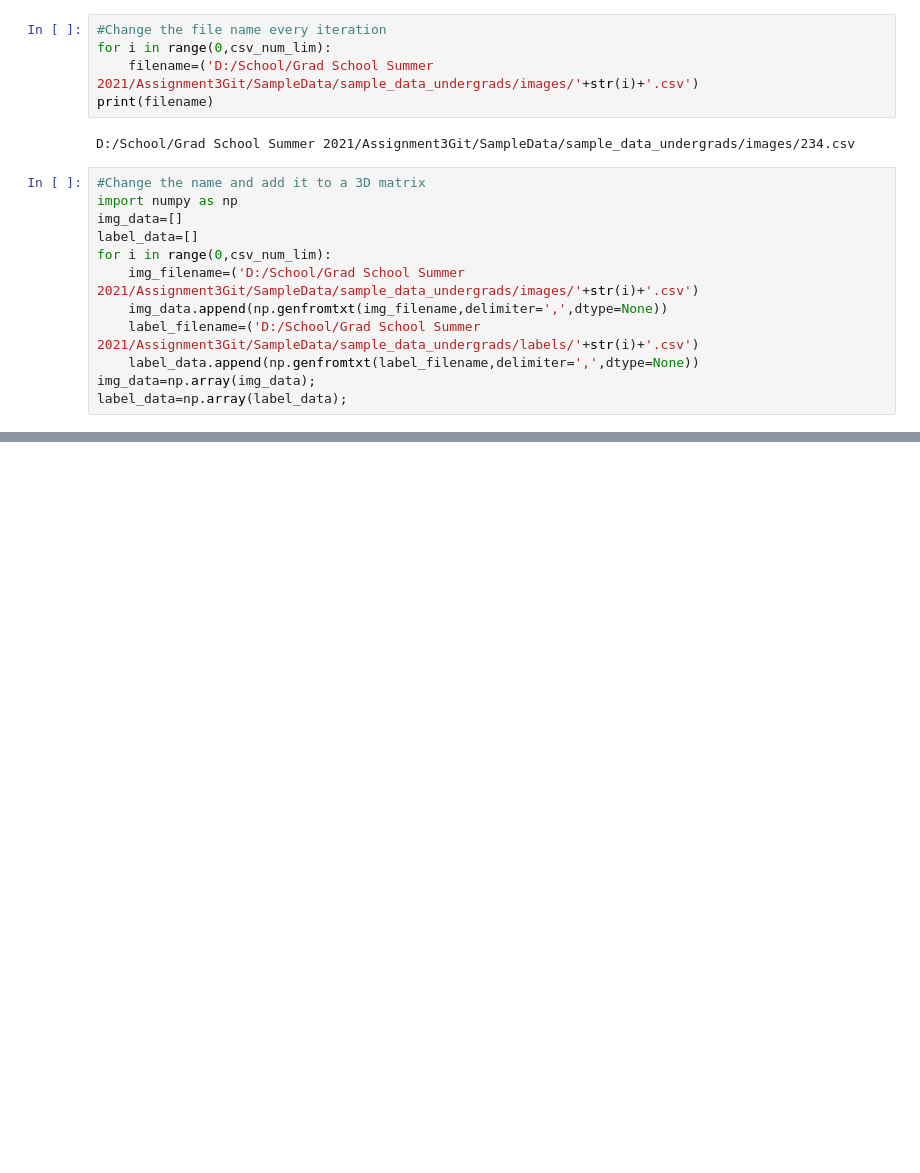
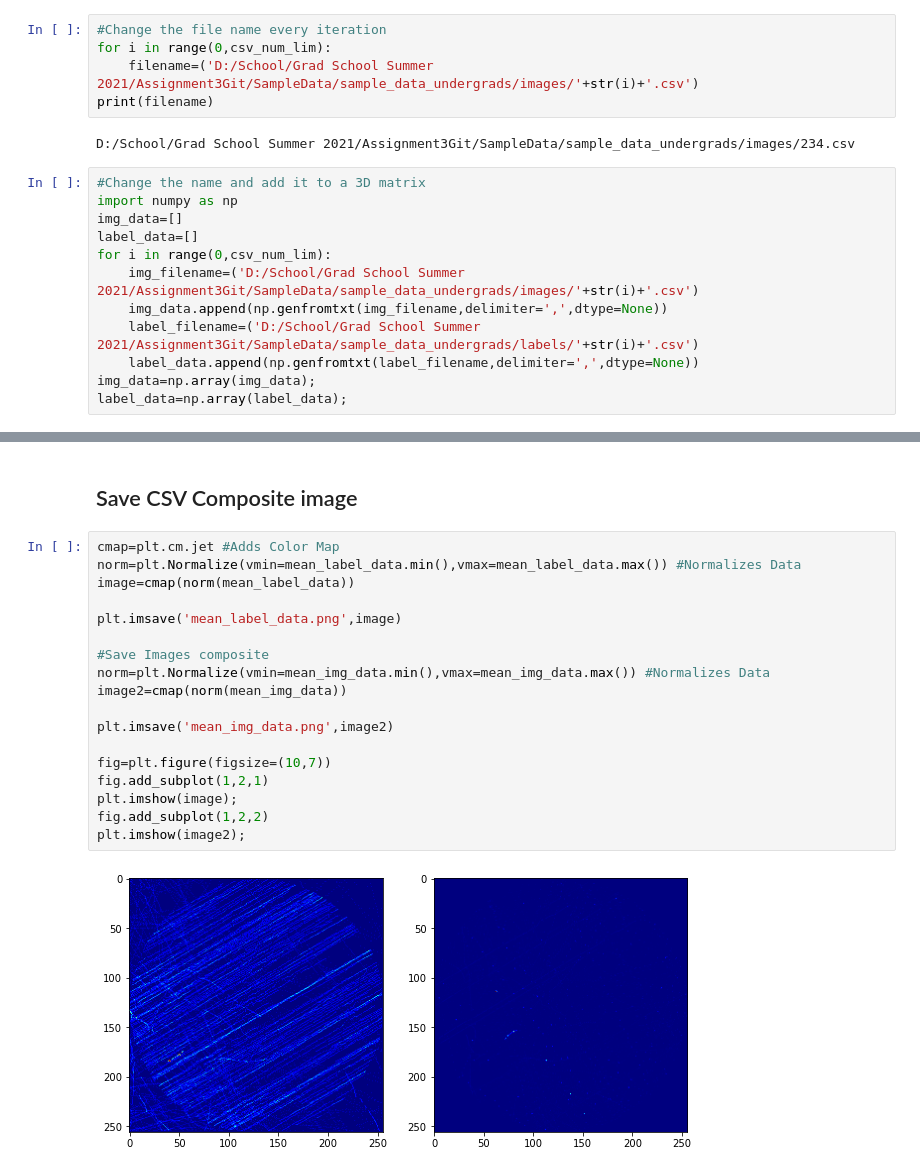
Before and after one commit to AstroStew/ESS5010-Assignment3, a Jupyter notebook: ESS5010Assignment3 Outline.ipynb, the cells around one changed output, grey strips where cells are left out. Drawn from its saved outputs; the diff is of its cells as text; blank space fills up the shorter version.

```diff
--- a/ESS5010Assignment3 Outline.ipynb
+++ b/ESS5010Assignment3 Outline.ipynb
@@ -86,0 +142,22 @@ plt.rcParams["figure.figsize"]=(20,20)
+# %% [markdown]
+## Save CSV Composite image
+# %%
+cmap=plt.cm.jet #Adds Color Map
+norm=plt.Normalize(vmin=mean_label_data.min(),vmax=mean_label_data.max()) #Normalizes Data
+image=cmap(norm(mean_label_data))
+
+plt.imsave('mean_label_data.png',image)
+
+#Save Images composite
+norm=plt.Normalize(vmin=mean_img_data.min(),vmax=mean_img_data.max()) #Normalizes Data
+image2=cmap(norm(mean_img_data))
+
+plt.imsave('mean_img_data.png',image2)
+
+fig=plt.figure(figsize=(10,7))
+fig.add_subplot(1,2,1)
+plt.imshow(image);
+fig.add_subplot(1,2,2)
+plt.imshow(image2);
+# %% [output]
+[figure, added]
```
Also changed, not shown: parts of 27 cells of this notebook, 13 other files.
